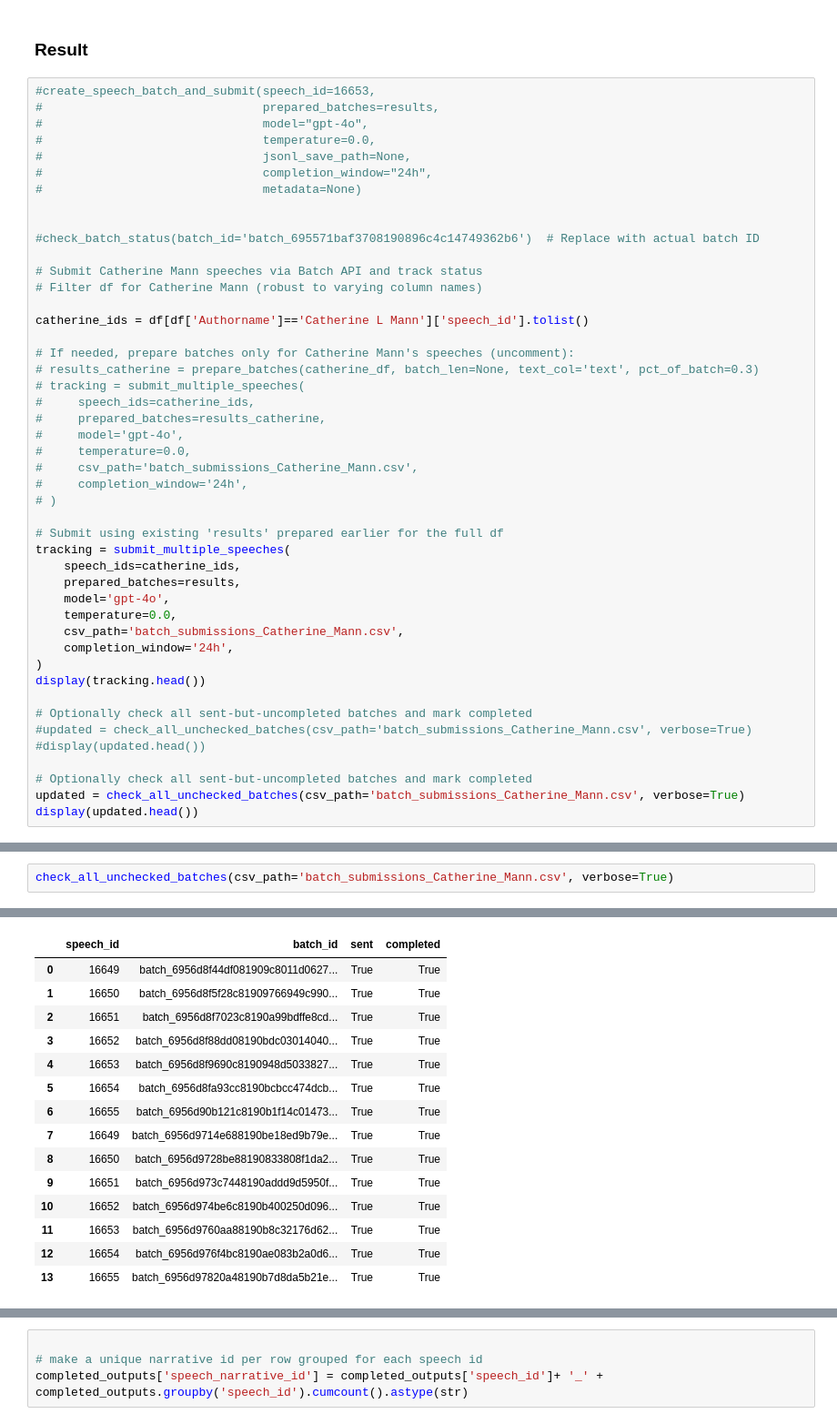
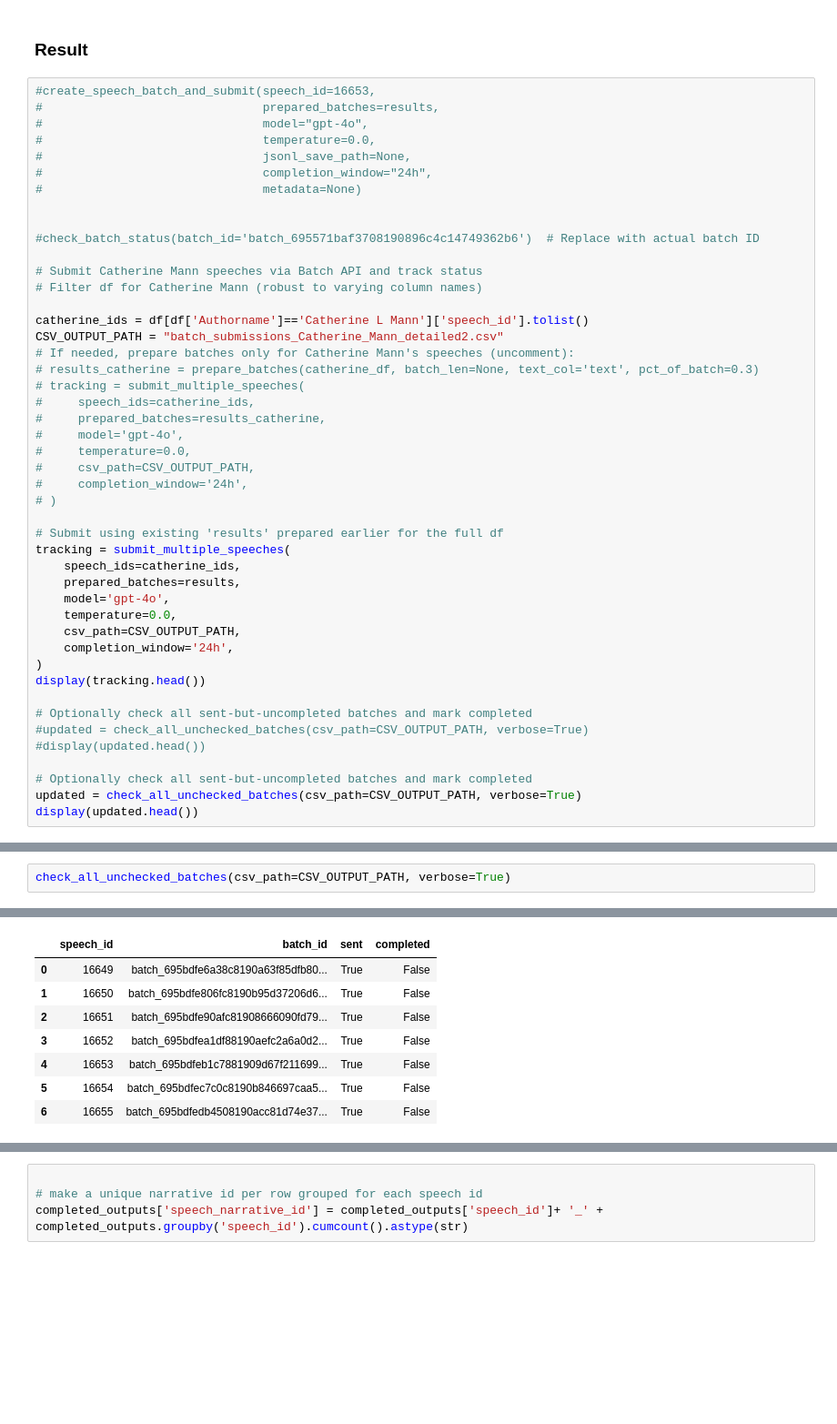
Before and after one commit to DragosGorduza/causal_speeches_transcripts, a Jupyter notebook: Code/4_jsonl_redone_extract.ipynb, the cells around one changed output, grey strips where cells are left out. Shown at 91% size. Drawn from its saved outputs; the diff is of its cells as text; blank space fills up the shorter version.

```diff
--- a/Code/4_jsonl_redone_extract.ipynb
+++ b/Code/4_jsonl_redone_extract.ipynb
@@ -979,7 +989,7 @@ def add_to_batch_submissions(
 # Filter df for Catherine Mann (robust to varying column names)
 
 catherine_ids = df[df['Authorname']=='Catherine L Mann']['speech_id'].tolist()
-
+CSV_OUTPUT_PATH = "batch_submissions_Catherine_Mann_detailed2.csv"
 # If needed, prepare batches only for Catherine Mann's speeches (uncomment):
 # results_catherine = prepare_batches(catherine_df, batch_len=None, text_col='text', pct_of_batch=0.3)
 # tracking = submit_multiple_speeches(
@@ -987,7 +997,7 @@ catherine_ids = df[df['Authorname']=='Catherine L Mann']['speech_id'].tolist()
 #     prepared_batches=results_catherine,
 #     model='gpt-4o',
 #     temperature=0.0,
-#     csv_path='batch_submissions_Catherine_Mann.csv',
+#     csv_path=CSV_OUTPUT_PATH,
 #     completion_window='24h',
 # )
 
@@ -997,16 +1007,16 @@ tracking = submit_multiple_speeches(
     prepared_batches=results,
     model='gpt-4o',
     temperature=0.0,
-    csv_path='batch_submissions_Catherine_Mann.csv',
+    csv_path=CSV_OUTPUT_PATH,
     completion_window='24h',
 )
 display(tracking.head())
 
 # Optionally check all sent-but-uncompleted batches and mark completed
-#updated = check_all_unchecked_batches(csv_path='batch_submissions_Catherine_Mann.csv', verbose=True)
+#updated = check_all_unchecked_batches(csv_path=CSV_OUTPUT_PATH, verbose=True)
 #display(updated.head())
 
 # Optionally check all sent-but-uncompleted batches and mark completed
-updated = check_all_unchecked_batches(csv_path='batch_submissions_Catherine_Mann.csv', verbose=True)
+updated = check_all_unchecked_batches(csv_path=CSV_OUTPUT_PATH, verbose=True)
 display(updated.head())
 # %% [output]
@@ -1069,3 +1056,3 @@ batch_6956d97820a48190b7d8da5b21e4b26f: status=in_progress
 # %%
-check_all_unchecked_batches(csv_path='batch_submissions_Catherine_Mann.csv', verbose=True)
+check_all_unchecked_batches(csv_path=CSV_OUTPUT_PATH, verbose=True)
 # %% [output]
@@ -1079,17 +1066,10 @@ batch_6956d97820a48190b7d8da5b21e4b26f: status=completed
 |  | speech_id | batch_id | sent | completed |
-| 0 | 16649 | batch_6956d8f44df081909c8011d0627... | True | True |
-| 1 | 16650 | batch_6956d8f5f28c81909766949c990... | True | True |
-| 2 | 16651 | batch_6956d8f7023c8190a99bdffe8cd... | True | True |
-| 3 | 16652 | batch_6956d8f88dd08190bdc03014040... | True | True |
-| 4 | 16653 | batch_6956d8f9690c8190948d5033827... | True | True |
-| 5 | 16654 | batch_6956d8fa93cc8190bcbcc474dcb... | True | True |
-| 6 | 16655 | batch_6956d90b121c8190b1f14c01473... | True | True |
-| 7 | 16649 | batch_6956d9714e688190be18ed9b79e... | True | True |
-| 8 | 16650 | batch_6956d9728be88190833808f1da2... | True | True |
-| 9 | 16651 | batch_6956d973c7448190addd9d5950f... | True | True |
-| 10 | 16652 | batch_6956d974be6c8190b400250d096... | True | True |
-| 11 | 16653 | batch_6956d9760aa88190b8c32176d62... | True | True |
-| 12 | 16654 | batch_6956d976f4bc8190ae083b2a0d6... | True | True |
-| 13 | 16655 | batch_6956d97820a48190b7d8da5b21e... | True | True |
+| 0 | 16649 | batch_695bdfe6a38c8190a63f85dfb80... | True | False |
+| 1 | 16650 | batch_695bdfe806fc8190b95d37206d6... | True | False |
+| 2 | 16651 | batch_695bdfe90afc81908666090fd79... | True | False |
+| 3 | 16652 | batch_695bdfea1df88190aefc2a6a0d2... | True | False |
+| 4 | 16653 | batch_695bdfeb1c7881909d67f211699... | True | False |
+| 5 | 16654 | batch_695bdfec7c0c8190b846697caa5... | True | False |
+| 6 | 16655 | batch_695bdfedb4508190acc81d74e37... | True | False |
 # %%
 # Example: retrieve outputs for all completed batches and preview
```
Also changed, not shown: parts of 6 cells of this notebook, 16 other files.
